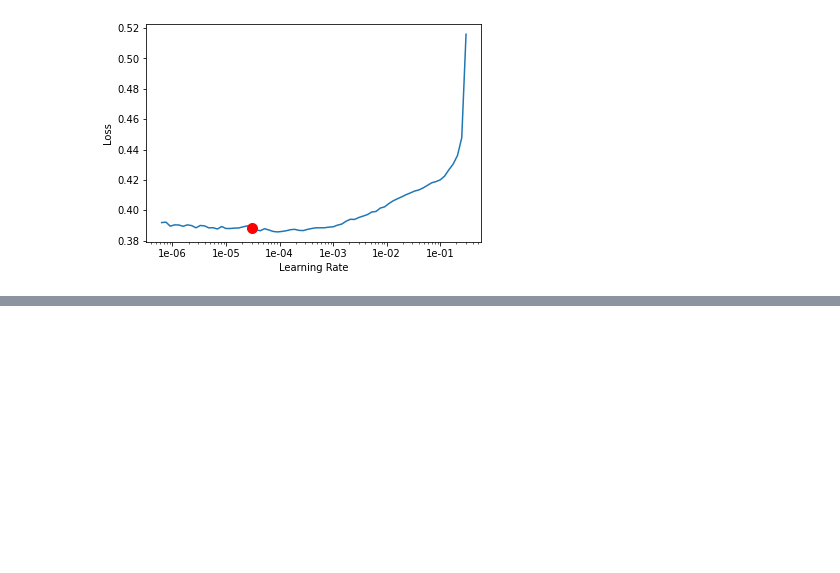
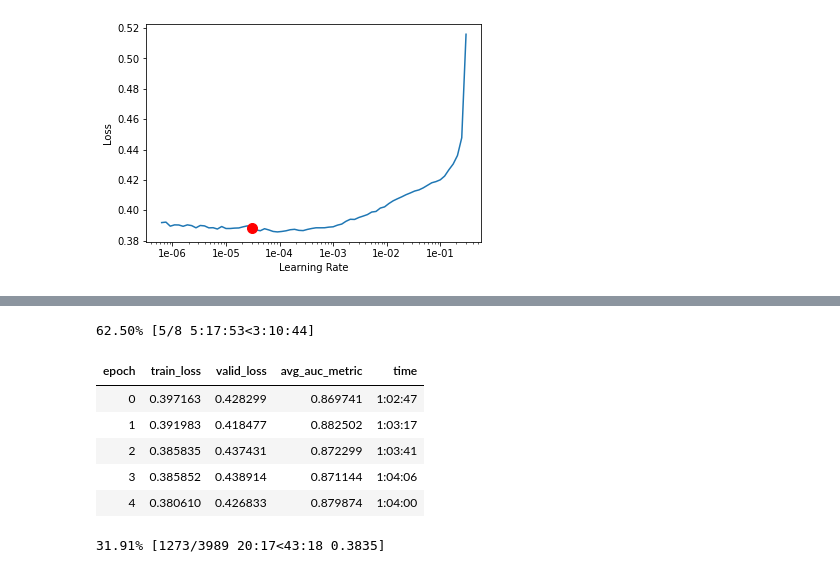
Before and after one commit to SurajK7/ChestAI, a Jupyter notebook: Progressive.ipynb, the cells around one changed output, grey strips where cells are left out. Saved outputs shown, nothing was run; the diff lists cells and outputs as text; code cells hidden in the pictures; blank space fills up the shorter version.

```diff
--- a/Progressive.ipynb
+++ b/Progressive.ipynb
@@ -108,0 +154,11 @@ torch.Size([3, 160, 160])
+# %%
+learn.fit_one_cycle(8, slice(lr), callbacks=[callbacks.SaveModelCallback(learn, every='epoch', monitor='avg_auc_metric', name='freeze320')])
+# %% [output]
+62.50% [5/8 5:17:53<3:10:44]
+| epoch | train_loss | valid_loss | avg_auc_metric | time |
+| 0 | 0.397163 | 0.428299 | 0.869741 | 1:02:47 |
+| 1 | 0.391983 | 0.418477 | 0.882502 | 1:03:17 |
+| 2 | 0.385835 | 0.437431 | 0.872299 | 1:03:41 |
+| 3 | 0.385852 | 0.438914 | 0.871144 | 1:04:06 |
+| 4 | 0.380610 | 0.426833 | 0.879874 | 1:04:00 |
+31.91% [1273/3989 20:17<43:18 0.3835]
```
Also changed, not shown: parts of 11 cells of this notebook, 1 other file.
